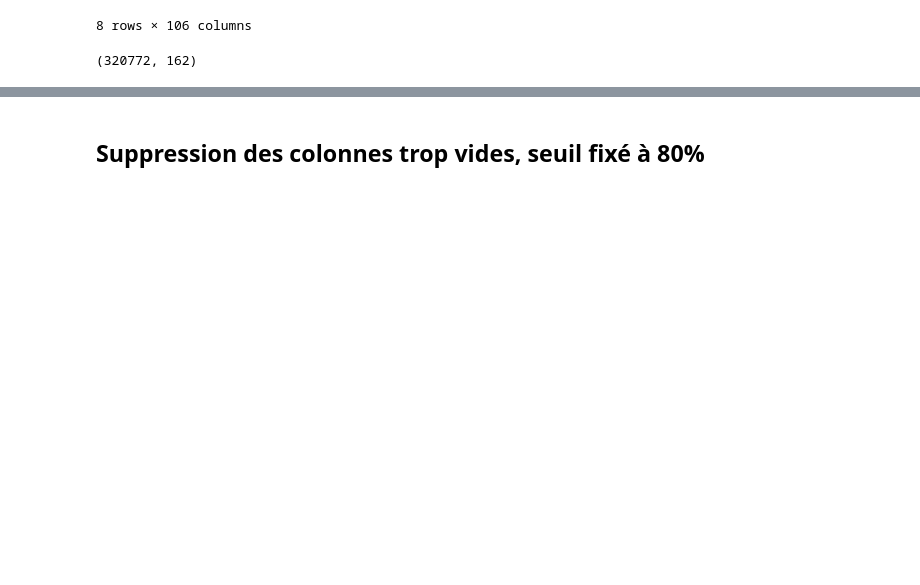
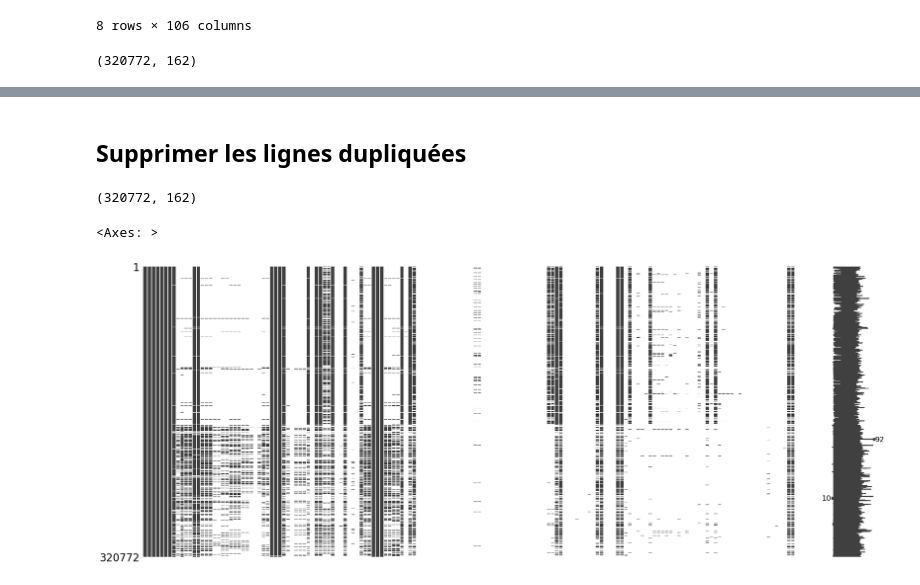
Before and after one commit to Tarek-D/P3-Preparez-des-donnees-pour-un-organisme-de-sante-publique, a Jupyter notebook: P3.ipynb, the cells around one changed output, grey strips where cells are left out. Cells and saved outputs as stored; diff of their text form; code cells hidden in the pictures; blank space fills up the shorter version.

```diff
--- a/P3.ipynb
+++ b/P3.ipynb
@@ -94,3 +100,3 @@ display(missing_data)
 # %% [markdown]
-## Suppression des colonnes trop vides, seuil fixé à 80%
+## Supprimer les lignes dupliquées
 # %%
@@ -104,0 +105,10 @@ data.drop(columns=columns_to_drop, inplace=True)
+# %%
+data.shape
+# %% [output]
+(320772, 162)
+# %%
+# Matrice de corrélation des données manquantes
+msno.matrix(data)
+# %% [output]
+<Axes: >
+[figure, added]
```
Also changed, not shown: parts of 24 cells of this notebook.
